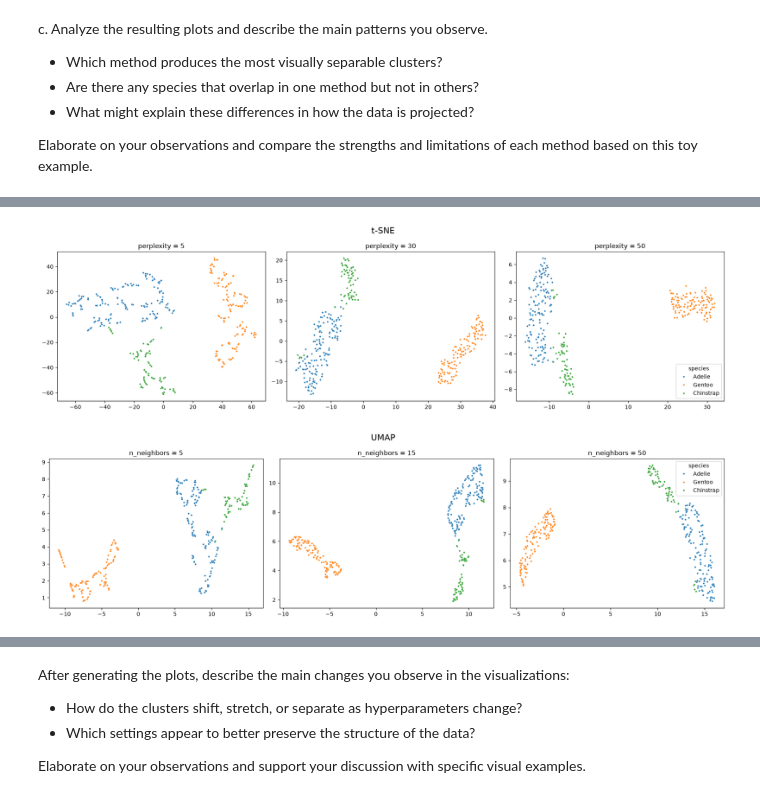
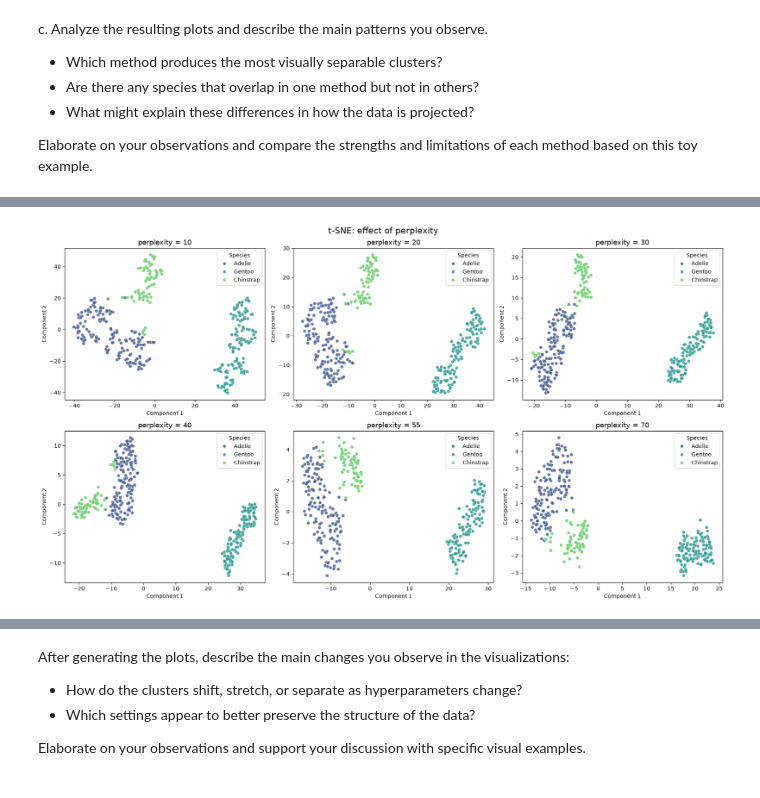
Before and after one commit to MaxGuryan9/tsna-and-umap_DS4021, a Jupyter notebook: 03-tsne-and-umap.ipynb, the cells around one changed output, grey strips where cells are left out. Drawn from its saved outputs; the diff is of its cells as text; code cells hidden in the pictures.

```diff
--- a/03-tsne-and-umap.ipynb
+++ b/03-tsne-and-umap.ipynb
@@ -161,38 +185,32 @@ For each configuration:
 # %%
 import matplotlib.pyplot as plt
 import seaborn as sns
+from itertools import product
 from sklearn.manifold import TSNE
 import umap
 
-# ---------- t-SNE ----------
-perplexities = [5, 30, 50]
-fig, axes = plt.subplots(1, 3, figsize=(18, 5))
+# t-SNE: vary the perplexity
 
-for i in range(len(perplexities)):
-    p = perplexities[i]
-    emb = TSNE(perplexity=p, random_state=42).fit_transform(scaled_features)
-    sns.scatterplot(x=emb[:, 0], y=emb[:, 1], hue=penguins_clean[target], s=10,
-                    palette="tab10", ax=axes[i], legend=(i == 2))
-    axes[i].set_title(f"perplexity = {p}")
+perplexities = [10, 20, 30, 40, 55, 70]
+fig, axes = plt.subplots(2, 3, figsize=(18, 10))
 
-fig.suptitle("t-SNE", fontsize=16)
+for ax, p in zip(axes.flatten(), perplexities):
+    emb = TSNE(n_components=2, perplexity=p, random_state=42).fit_transform(scaled_features)
+    sns.scatterplot(
+        x=emb[:, 0],
+        y=emb[:, 1],
+        hue=penguins_clean[target],
+        palette="viridis",
+        alpha=0.8,
+        ax=ax
+    )
+    ax.set_title(f"perplexity = {p}", fontsize=13)
+    ax.set_xlabel("Component 1")
+    ax.set_ylabel("Component 2")
+    ax.legend(title="Species")
+
+fig.suptitle("t-SNE: effect of perplexity", fontsize=16)
 plt.tight_layout()
 plt.show()
-
-# ---------- UMAP ----------
-neighbors = [5, 15, 50]
-fig, axes = plt.subplots(1, 3, figsize=(18, 5))
-
-for i in range(len(neighbors)):
-    n = neighbors[i]
-    emb = umap.UMAP(n_neighbors=n, random_state=42).fit_transform(scaled_features)
-    sns.scatterplot(x=emb[:, 0], y=emb[:, 1], hue=penguins_clean[target], s=10,
-                    palette="tab10", ax=axes[i], legend=(i == 2))
-    axes[i].set_title(f"n_neighbors = {n}")
-
-fig.suptitle("UMAP", fontsize=16)
-plt.tight_layout()
-plt.show()
 # %% [output]
-[figure, old version]
+[figure, new version]
-[figure, removed]
```
Also changed, not shown: parts of 13 cells of this notebook.
